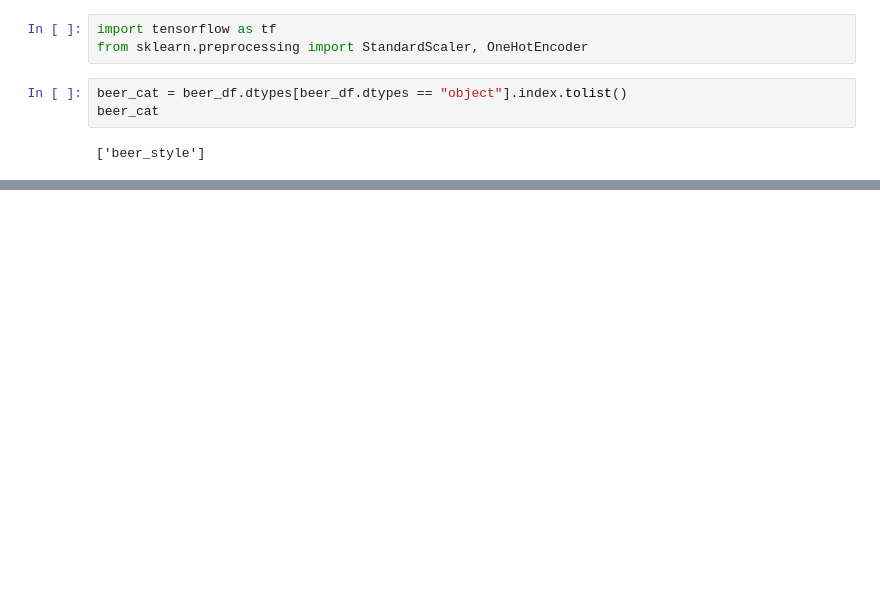
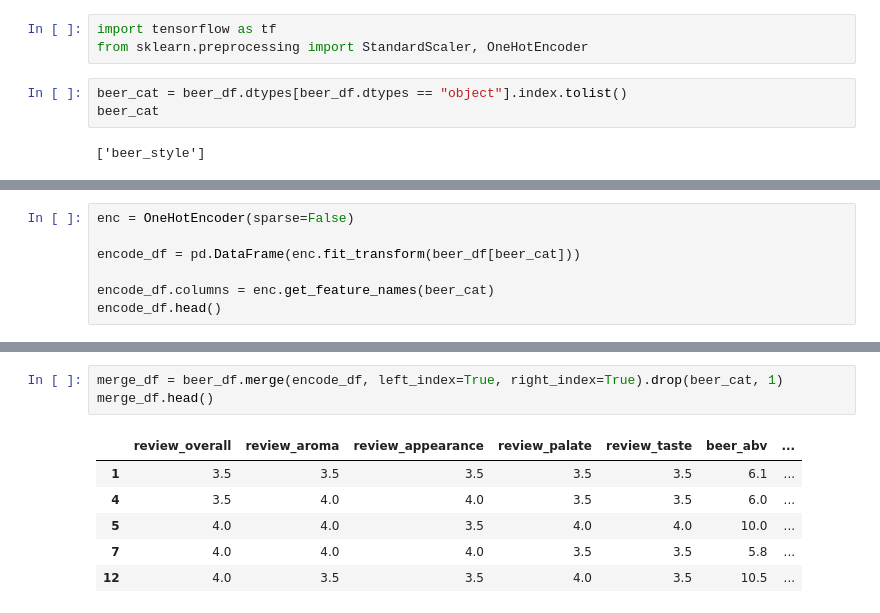
Before and after one commit to Tman5976/Group_5_Final_Project, a Jupyter notebook: Neural Network.ipynb, the cells around one changed output, grey strips where cells are left out. Drawn from its saved outputs; the diff is of its cells as text; blank space fills up the shorter version.

```diff
--- a/Neural Network.ipynb
+++ b/Neural Network.ipynb
@@ -75,0 +101,7 @@ beer_cat
+# %%
+enc = OneHotEncoder(sparse=False)
+
+encode_df = pd.DataFrame(enc.fit_transform(beer_df[beer_cat]))
+
+encode_df.columns = enc.get_feature_names(beer_cat)
+encode_df.head()
@@ -75,0 +115,10 @@ beer_cat
+# %%
+merge_df = beer_df.merge(encode_df, left_index=True, right_index=True).drop(beer_cat, 1)
+merge_df.head()
+# %% [output]
+|  | review_overall | review_aroma | review_appearance | review_palate | review_taste | beer_abv | ... |
+| 1 | 3.5 | 3.5 | 3.5 | 3.5 | 3.5 | 6.1 | ... |
+| 4 | 3.5 | 4.0 | 4.0 | 3.5 | 3.5 | 6.0 | ... |
+| 5 | 4.0 | 4.0 | 3.5 | 4.0 | 4.0 | 10.0 | ... |
+| 7 | 4.0 | 4.0 | 4.0 | 3.5 | 3.5 | 5.8 | ... |
+| 12 | 4.0 | 3.5 | 3.5 | 4.0 | 3.5 | 10.5 | ... |
```
Also changed, not shown: parts of 16 cells of this notebook, 4 other files.
